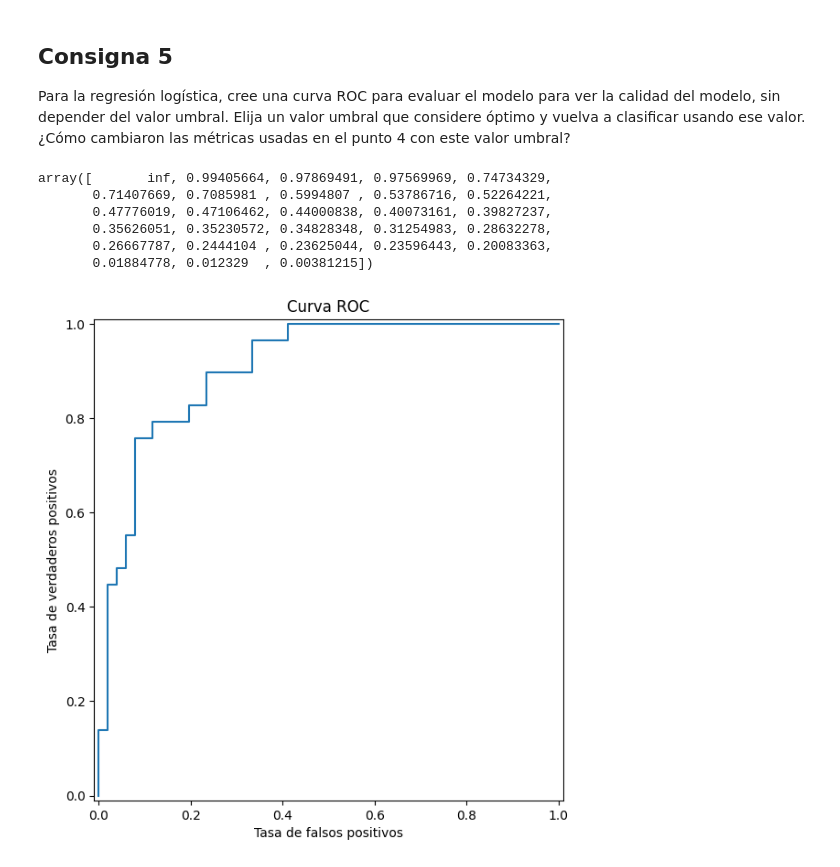
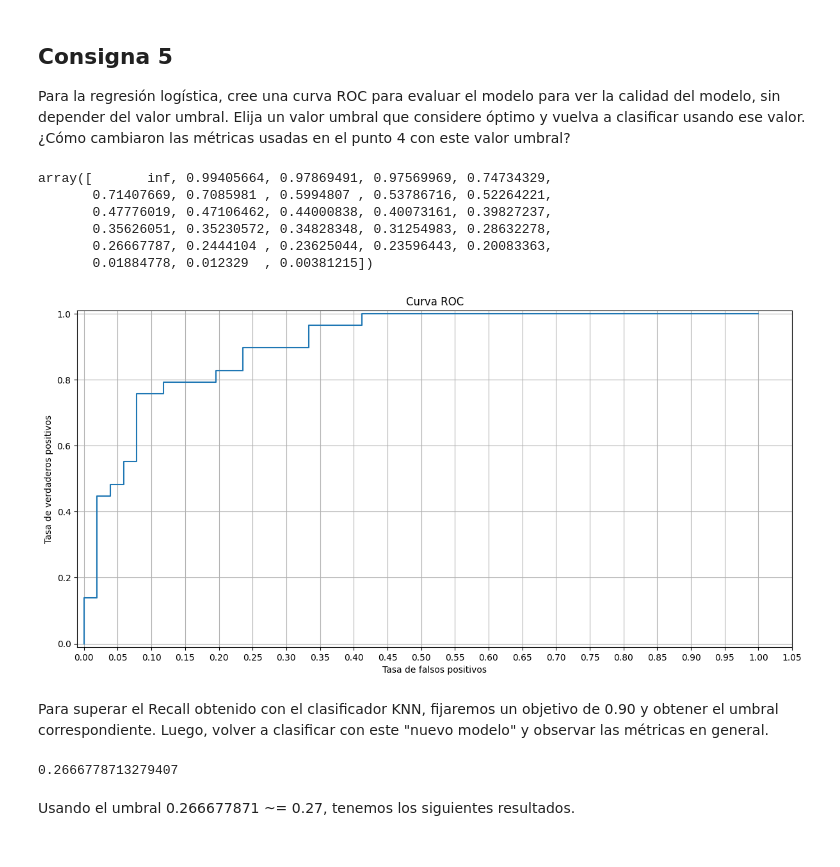
Before and after one commit to gabrielquiroga/aprMaqI_CEIA, a Jupyter notebook: clase2/ejercicios/ejercicio1.ipynb, the cells around one changed output. Drawn from its saved outputs; the diff is of its cells as text; code cells hidden in the pictures.

Commit message:
Se agregó la evaluación de métricas para la regresión logística con nuevo umbral

```diff
--- a/clase2/ejercicios/ejercicio1.ipynb
+++ b/clase2/ejercicios/ejercicio1.ipynb
@@ -343,24 +343,40 @@ Para la regresión logística, cree una curva ROC para evaluar el modelo para ve
 # %%
 from sklearn.metrics import roc_curve
 
 p_pred = reg_log.predict_proba(X_test)
 
 fpr, tpr, thr = roc_curve(y_test, p_pred[:, 1]) # Returns False positive rate, true positive rate and thresholds
 
-plt.figure(figsize=(6,6))
+plt.figure(figsize=(12,6))
 plt.plot(fpr, tpr)
 plt.xlim([-0.01, 1.01])
 plt.ylim([-0.01, 1.01])
 plt.xlabel("Tasa de falsos positivos")
 plt.ylabel("Tasa de verdaderos positivos")
 plt.tight_layout()
 plt.title("Curva ROC")
+plt.grid()
+plt.xticks(np.arange(0.0, 1.1, step=0.05))
 thr
 # %% [output]
 array([       inf, 0.99405664, 0.97869491, 0.97569969, 0.74734329,
        0.71407669, 0.7085981 , 0.5994807 , 0.53786716, 0.52264221,
        0.47776019, 0.47106462, 0.44000838, 0.40073161, 0.39827237,
        0.35626051, 0.35230572, 0.34828348, 0.31254983, 0.28632278,
        0.26667787, 0.2444104 , 0.23625044, 0.23596443, 0.20083363,
        0.01884778, 0.012329  , 0.00381215])
-[figure, old version]
+[figure, new version]
+# %% [markdown]
+Para superar el Recall obtenido con el clasificador KNN, fijaremos un objetivo de 0.90 y obtener el umbral correspondiente. Luego, volver a clasificar con este "nuevo modelo" y observar las métricas en general.
+# %%
+target_recall = 0.90
+idx = np.where(tpr >= target_recall)[0][0]
+
+umbral_elegido = thr[idx]
+fpr_resultante = fpr[idx]
+
+print(umbral_elegido)
+# %% [output]
+0.2666778713279407
+# %% [markdown]
+Usando el umbral 0.266677871 ~= 0.27, tenemos los siguientes resultados.
```
Also changed, not shown: parts of 11 cells of this notebook.
